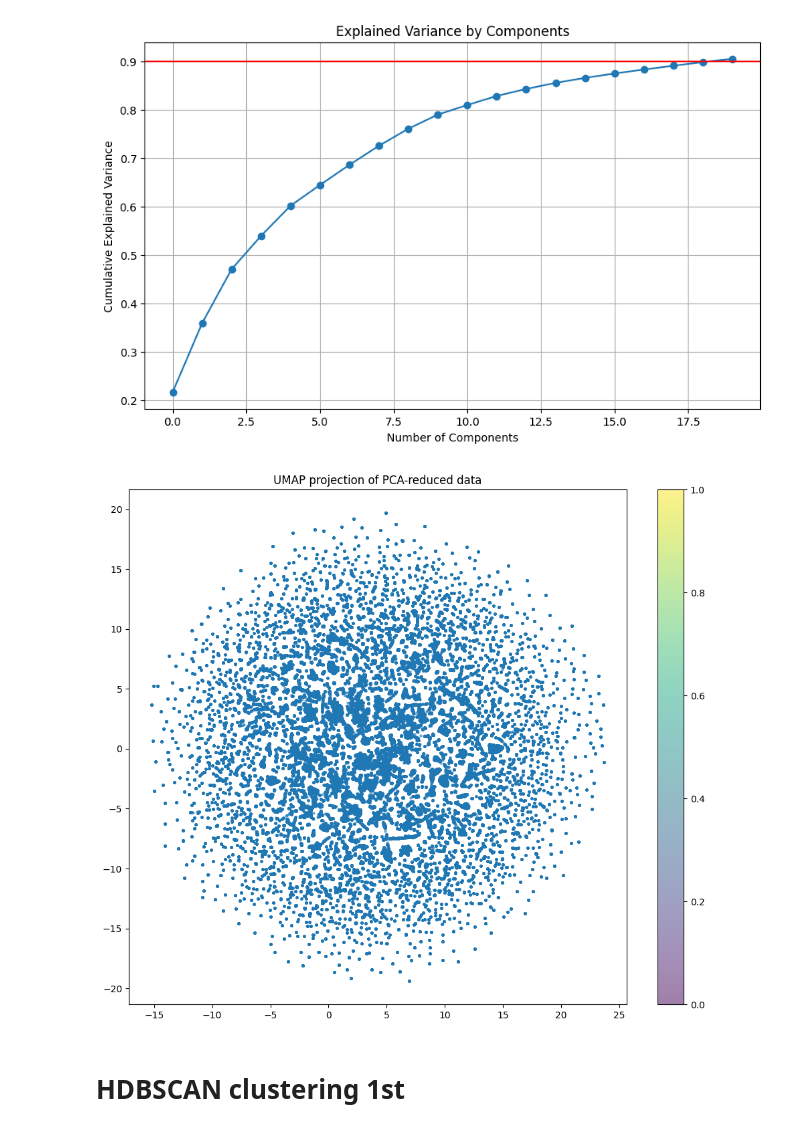
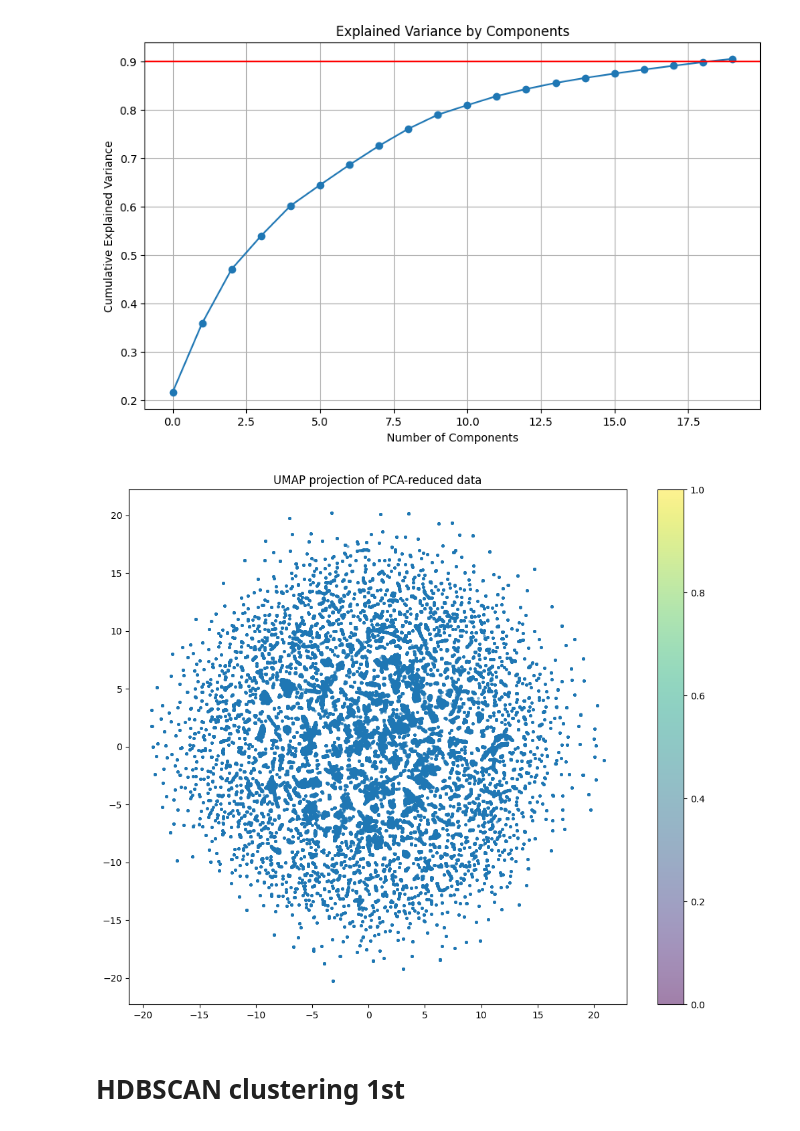
Before and after one commit to RonanB400/decp_ml, a Jupyter notebook: notebooks/LD_marche_sim_HDBSCAN_CPV2_3.ipynb, the cells around one changed output. Saved outputs shown, nothing was run; the diff lists cells and outputs as text; code cells hidden in the pictures.

```diff
--- a/notebooks/LD_marche_sim_HDBSCAN_CPV2_3.ipynb
+++ b/notebooks/LD_marche_sim_HDBSCAN_CPV2_3.ipynb
@@ -17,7 +17,7 @@ from scripts.preprocess_pipeline import create_pipeline_cat
 # %%
 data_path='../data/data_clean.csv'
 model_save_path='../data'
-top_n = 40
+top_n = 50
 cpv_column = 'codeCPV_2_3'
 # %%
 df = pd.read_csv(data_path, encoding='utf-8')
@@ -31,5 +31,5 @@ plt.show()
 # %% [output]
 [figure]
 # %%
-df_cpv = filter_top_cpv_categories(df, top_n=60, cpv_column=cpv_column)
+df_cpv = filter_top_cpv_categories(df, top_n=top_n, cpv_column=cpv_column)
 # %% [output]
@@ -175,17 +174,19 @@ plt.show()
 # %% [output]
 [figure]
 # %%
-reducer = UMAP(n_neighbors=14, n_components=2, min_dist=0.01, random_state=0)
+#Takes the PCA-reduced data (already reduced to ~18 dimensions)
+#Further reduces it to just 2 dimensions for visualization
+reducer = UMAP(n_neighbors=18, n_components=2, min_dist=0.01, random_state=0)
 X_train_umap = reducer.fit_transform(X_train_pca)
 
 # Plot UMAP projection
 plt.figure(figsize=(12, 10))
 plt.scatter(X_train_umap[:, 0], X_train_umap[:, 1], s=5, alpha=0.5)
 plt.title('UMAP projection of PCA-reduced data')
 plt.colorbar()
 plt.show()
 # %% [output]
-[figure, old version]
+[figure, new version]
 # %% [markdown]
 # HDBSCAN clustering 1st
 # %%
```
Also changed, not shown: parts of 18 cells of this notebook, 1 other file.
